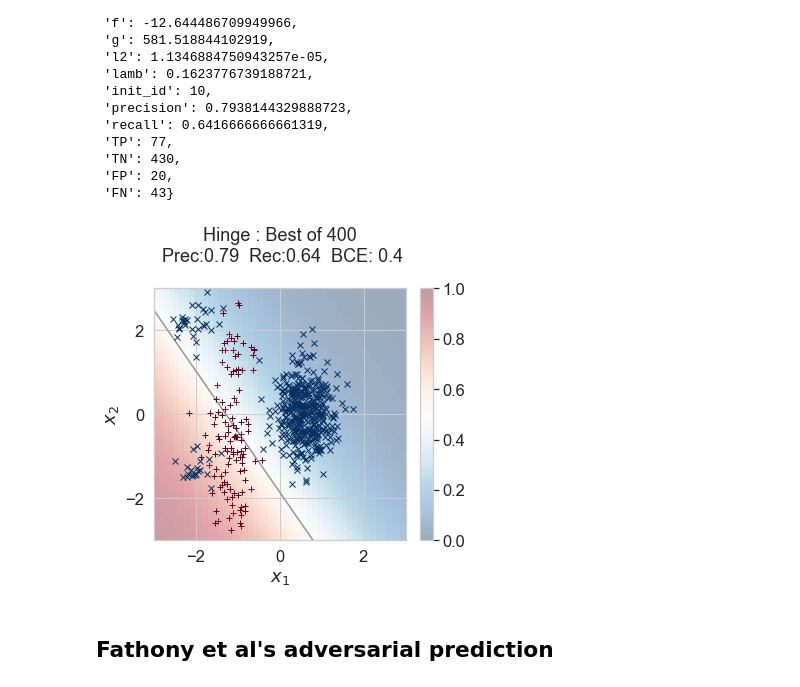
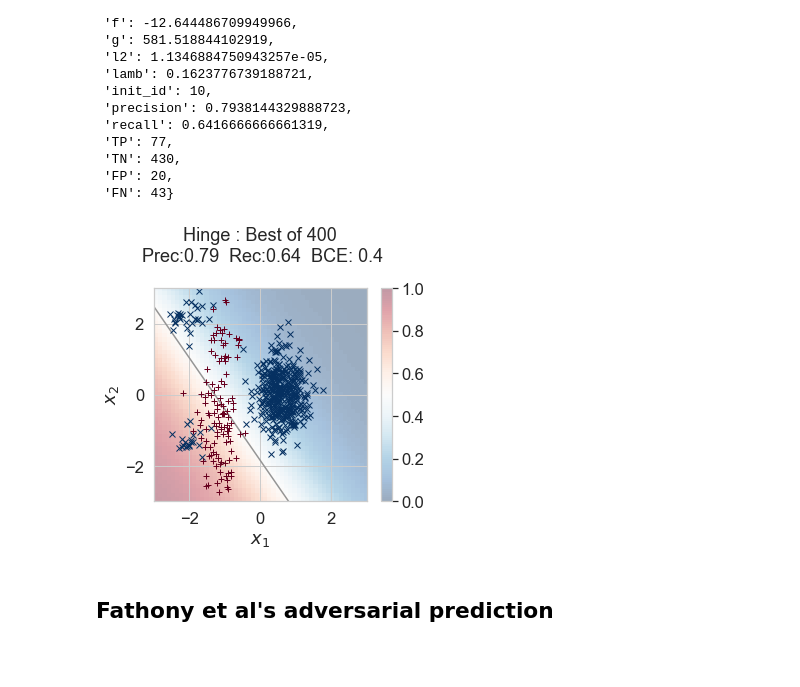
Before and after one commit to tufts-ml/toy_example_precision_recall_multiple_bounds_comparison, a Jupyter notebook: toy_example_comparing_BCE_Hinge_and_Sigmoid.ipynb, the cells around one changed output. Drawn from its saved outputs; the diff is of its cells as text; code cells hidden in the pictures; blank space fills up the shorter version.

```diff
--- a/toy_example_comparing_BCE_Hinge_and_Sigmoid.ipynb
+++ b/toy_example_comparing_BCE_Hinge_and_Sigmoid.ipynb
@@ -306,13 +306,13 @@ best_result__hin
 # %%
 perf, im, cbar = visuals.pretty_plot_decision_boundary(best_result__hin['w_D'], x_ND, y_N,
                                                        title_str='Hinge : Best of %d' % len(ranked_answers__hin),
                                                        x1_ticks=[-2, 0, 2],
                                                        x2_ticks=[-2, 0, 2],
                                                        G=51, H=51, figsize=figsize);
-
+plt.tight_layout()
 plt.savefig(os.path.join("images", "hinge_solution_precision_90.png"))
 # %% [output]
-[figure, old version]
+[figure, new version]
 # %% [markdown]
 ## Fathony et al's adversarial prediction
 # %%
```
Also changed, not shown: parts of 1 cell of this notebook, 1 other file.
